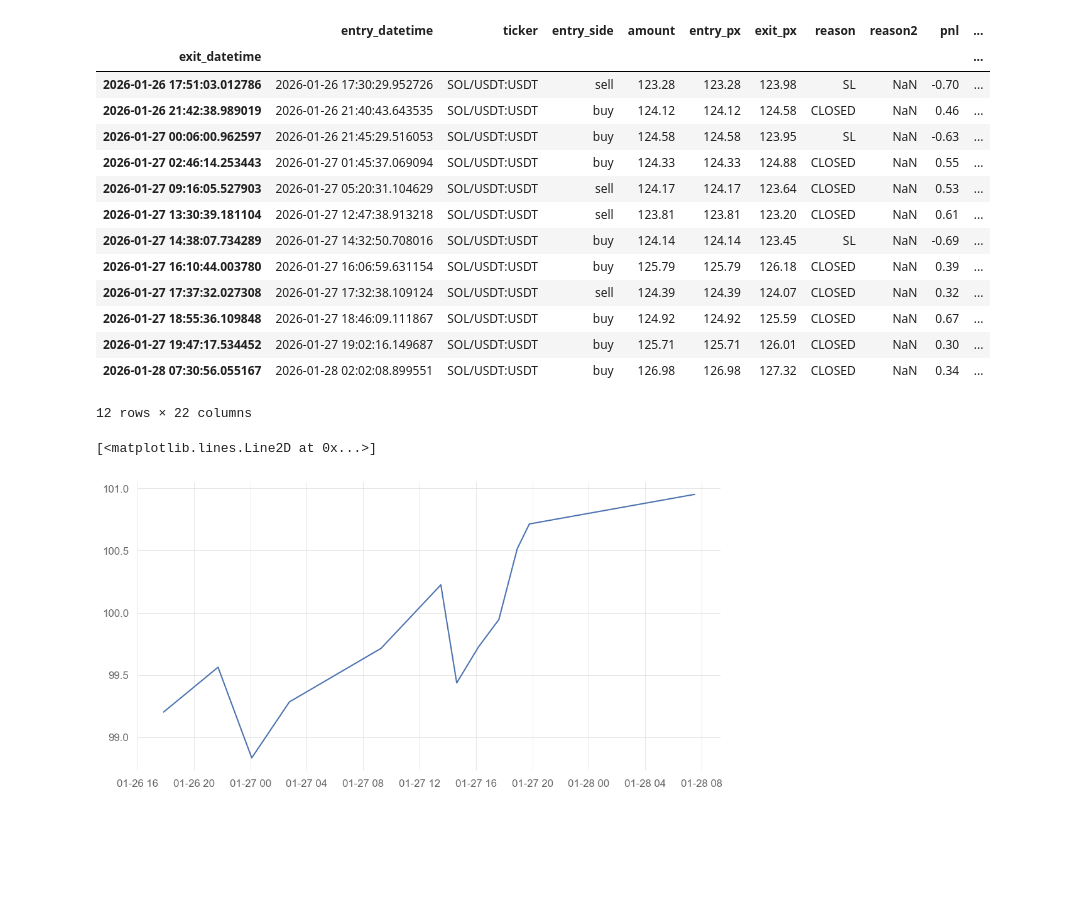
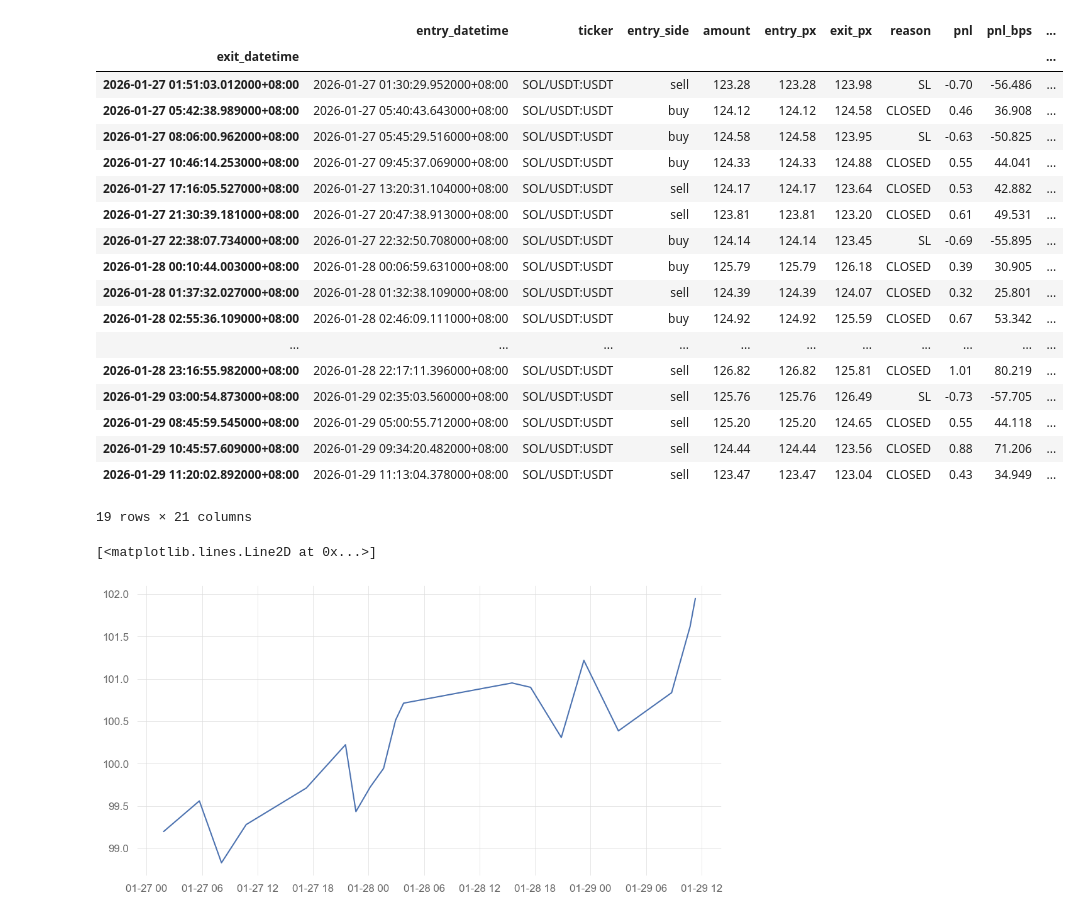
Before and after one commit to r0bbar/siglab, a Jupyter notebook: siglab_py/algo/orderhist_cache_viewer.ipynb, the cells around one changed output. Cells and saved outputs as stored; diff of their text form; code cells hidden in the pictures; blank space fills up the shorter version.

```diff
--- a/siglab_py/algo/orderhist_cache_viewer.ipynb
+++ b/siglab_py/algo/orderhist_cache_viewer.ipynb
@@ -26,4 +26,6 @@ import time
 # %%
+TIMEZONE : str = "Asia/Hong_Kong"
+
 trade_file = 'orderhist_cache.csv'
 export_file = f"{trade_file.replace('.csv','')}.flattenned.csv"
 
@@ -33,52 +35,57 @@ pd_orderhist = pd.read_csv(trade_file)
 pd_orderhist.sort_values(by=['timestamp_ms'], ascending=[True])
 pd_orderhist['entry_datetime'] = pd_orderhist['datetime'].shift(1)
 pd_orderhist['entry_timestamp_ms'] = pd_orderhist['timestamp_ms'].shift(1)
-pd_orderhist['entry_datetime'] = pd.to_datetime(pd_orderhist['entry_datetime'])
-pd_orderhist['datetime'] = pd.to_datetime(pd_orderhist['datetime'])
+pd_orderhist['entry_datetime'] = pd.to_datetime(pd_orderhist['entry_timestamp_ms'], unit='ms', utc=True).dt.tz_convert(TIMEZONE)
+pd_orderhist['datetime'] = pd.to_datetime(pd_orderhist['timestamp_ms'], unit='ms', utc=True).dt.tz_convert(TIMEZONE)
 pd_orderhist['amount'] = pd_orderhist['amount'].shift(1)
 pd_orderhist['entry_side'] = pd_orderhist['side'].shift(1)
 pd_orderhist['entry_px'] = pd_orderhist['avg_price'].shift(1)
 pd_orderhist['entry_fees'] = pd_orderhist['fees'].shift(1)
 pd_orderhist['total_fees'] = pd_orderhist['entry_fees'] + pd_orderhist['fees']
 pd_orderhist = pd_orderhist[pd_orderhist.reason!='entry']
 pd_orderhist['pnl_less_comm'] = pd_orderhist['pnl'] - pd_orderhist['total_fees']
 pd_orderhist['pnl_bps'] = round(pd_orderhist['pnl_bps'], 3)
 pd_orderhist['pnl_bps_less_comm'] = round(pd_orderhist['pnl_less_comm'] / pd_orderhist['amount'] * 10000, 3)
 pd_orderhist['max_pain_bps'] = round(pd_orderhist['max_pain'] / pd_orderhist['amount'] * 10000, 3)
 pd_orderhist['duration_hr'] = (pd_orderhist['timestamp_ms'] - pd_orderhist['entry_timestamp_ms'])/(1000*60*60)
 pd_orderhist['cumulative_pnl'] = pd_orderhist['pnl_less_comm'].cumsum()
 pd_orderhist['total_equity'] = pd_orderhist['cumulative_pnl'] + ACC_INITIAL_EQUITY
 pd_orderhist['interval_return'] = np.log(pd_orderhist['total_equity'] / pd_orderhist['total_equity'].shift(1))
 
 pd_orderhist.rename(columns={ 'datetime' : 'exit_datetime', 'timestamp_ms' : 'exit_timestamp_ms', 'avg_price': 'exit_px', 'side' : 'exit_side', 'fees' : 'exit_fees' }, inplace=True)
 columns = [ 'exit_datetime', 'exit_timestamp_ms', 'entry_datetime', 'entry_timestamp_ms', 'ticker', 'entry_side', 'amount', 'entry_px', 'exit_px', 'reason', 'reason2', 'pnl', 'pnl_bps', 'pnl_less_comm', 'pnl_bps_less_comm', 'max_pain', 'max_pain_bps', 'entry_fees', 'exit_fees', 'total_fees', 'duration_hr', 'cumulative_pnl', 'total_equity', 'interval_return', 'remarks']
 pd_orderhist = pd_orderhist[columns]
 
 
 pd_orderhist.set_index('exit_datetime', inplace=True)
 
 pd_orderhist.drop(pd_orderhist.columns[pd_orderhist.columns.str.contains('unnamed',case = False)],axis = 1, inplace = True)
 pd_orderhist.drop(pd_orderhist.columns[pd_orderhist.columns.str.contains('entry_timestamp_ms',case = False)],axis = 1, inplace = True)
 pd_orderhist.drop(pd_orderhist.columns[pd_orderhist.columns.str.contains('exit_timestamp_ms',case = False)],axis = 1, inplace = True)
 pd_orderhist.drop(pd_orderhist.columns[pd_orderhist.columns.str.contains('exchange',case = False)],axis = 1, inplace = True)
+pd_orderhist.drop(pd_orderhist.columns[pd_orderhist.columns.str.contains('reason2',case = False)],axis = 1, inplace = True)
 
 pd_orderhist
 # %% [output]
-|  | entry_datetime | ticker | entry_side | amount | entry_px | exit_px | reason | reason2 | pnl | ... |
+|  | entry_datetime | ticker | entry_side | amount | entry_px | exit_px | reason | pnl | pnl_bps | ... |
 | exit_datetime |  |  |  |  |  |  |  |  |  | ... |
-| 2026-01-26 17:51:03.012786 | 2026-01-26 17:30:29.952726 | SOL/USDT:USDT | sell | 123.28 | 123.28 | 123.98 | SL | NaN | -0.70 | ... |
-| 2026-01-26 21:42:38.989019 | 2026-01-26 21:40:43.643535 | SOL/USDT:USDT | buy | 124.12 | 124.12 | 124.58 | CLOSED | NaN | 0.46 | ... |
-| 2026-01-27 00:06:00.962597 | 2026-01-26 21:45:29.516053 | SOL/USDT:USDT | buy | 124.58 | 124.58 | 123.95 | SL | NaN | -0.63 | ... |
-| 2026-01-27 02:46:14.253443 | 2026-01-27 01:45:37.069094 | SOL/USDT:USDT | buy | 124.33 | 124.33 | 124.88 | CLOSED | NaN | 0.55 | ... |
-| 2026-01-27 09:16:05.527903 | 2026-01-27 05:20:31.104629 | SOL/USDT:USDT | sell | 124.17 | 124.17 | 123.64 | CLOSED | NaN | 0.53 | ... |
-| 2026-01-27 13:30:39.181104 | 2026-01-27 12:47:38.913218 | SOL/USDT:USDT | sell | 123.81 | 123.81 | 123.20 | CLOSED | NaN | 0.61 | ... |
-| 2026-01-27 14:38:07.734289 | 2026-01-27 14:32:50.708016 | SOL/USDT:USDT | buy | 124.14 | 124.14 | 123.45 | SL | NaN | -0.69 | ... |
-| 2026-01-27 16:10:44.003780 | 2026-01-27 16:06:59.631154 | SOL/USDT:USDT | buy | 125.79 | 125.79 | 126.18 | CLOSED | NaN | 0.39 | ... |
-| 2026-01-27 17:37:32.027308 | 2026-01-27 17:32:38.109124 | SOL/USDT:USDT | sell | 124.39 | 124.39 | 124.07 | CLOSED | NaN | 0.32 | ... |
-| 2026-01-27 18:55:36.109848 | 2026-01-27 18:46:09.111867 | SOL/USDT:USDT | buy | 124.92 | 124.92 | 125.59 | CLOSED | NaN | 0.67 | ... |
-| 2026-01-27 19:47:17.534452 | 2026-01-27 19:02:16.149687 | SOL/USDT:USDT | buy | 125.71 | 125.71 | 126.01 | CLOSED | NaN | 0.30 | ... |
-| 2026-01-28 07:30:56.055167 | 2026-01-28 02:02:08.899551 | SOL/USDT:USDT | buy | 126.98 | 126.98 | 127.32 | CLOSED | NaN | 0.34 | ... |
+| 2026-01-27 01:51:03.012000+08:00 | 2026-01-27 01:30:29.952000+08:00 | SOL/USDT:USDT | sell | 123.28 | 123.28 | 123.98 | SL | -0.70 | -56.486 | ... |
+| 2026-01-27 05:42:38.989000+08:00 | 2026-01-27 05:40:43.643000+08:00 | SOL/USDT:USDT | buy | 124.12 | 124.12 | 124.58 | CLOSED | 0.46 | 36.908 | ... |
+| 2026-01-27 08:06:00.962000+08:00 | 2026-01-27 05:45:29.516000+08:00 | SOL/USDT:USDT | buy | 124.58 | 124.58 | 123.95 | SL | -0.63 | -50.825 | ... |
+| 2026-01-27 10:46:14.253000+08:00 | 2026-01-27 09:45:37.069000+08:00 | SOL/USDT:USDT | buy | 124.33 | 124.33 | 124.88 | CLOSED | 0.55 | 44.041 | ... |
+| 2026-01-27 17:16:05.527000+08:00 | 2026-01-27 13:20:31.104000+08:00 | SOL/USDT:USDT | sell | 124.17 | 124.17 | 123.64 | CLOSED | 0.53 | 42.882 | ... |
+| 2026-01-27 21:30:39.181000+08:00 | 2026-01-27 20:47:38.913000+08:00 | SOL/USDT:USDT | sell | 123.81 | 123.81 | 123.20 | CLOSED | 0.61 | 49.531 | ... |
+| 2026-01-27 22:38:07.734000+08:00 | 2026-01-27 22:32:50.708000+08:00 | SOL/USDT:USDT | buy | 124.14 | 124.14 | 123.45 | SL | -0.69 | -55.895 | ... |
+| 2026-01-28 00:10:44.003000+08:00 | 2026-01-28 00:06:59.631000+08:00 | SOL/USDT:USDT | buy | 125.79 | 125.79 | 126.18 | CLOSED | 0.39 | 30.905 | ... |
+| 2026-01-28 01:37:32.027000+08:00 | 2026-01-28 01:32:38.109000+08:00 | SOL/USDT:USDT | sell | 124.39 | 124.39 | 124.07 | CLOSED | 0.32 | 25.801 | ... |
+| 2026-01-28 02:55:36.109000+08:00 | 2026-01-28 02:46:09.111000+08:00 | SOL/USDT:USDT | buy | 124.92 | 124.92 | 125.59 | CLOSED | 0.67 | 53.342 | ... |
+| ... | ... | ... | ... | ... | ... | ... | ... | ... | ... | ... |
+| 2026-01-28 23:16:55.982000+08:00 | 2026-01-28 22:17:11.396000+08:00 | SOL/USDT:USDT | sell | 126.82 | 126.82 | 125.81 | CLOSED | 1.01 | 80.219 | ... |
+| 2026-01-29 03:00:54.873000+08:00 | 2026-01-29 02:35:03.560000+08:00 | SOL/USDT:USDT | sell | 125.76 | 125.76 | 126.49 | SL | -0.73 | -57.705 | ... |
+| 2026-01-29 08:45:59.545000+08:00 | 2026-01-29 05:00:55.712000+08:00 | SOL/USDT:USDT | sell | 125.20 | 125.20 | 124.65 | CLOSED | 0.55 | 44.118 | ... |
+| 2026-01-29 10:45:57.609000+08:00 | 2026-01-29 09:34:20.482000+08:00 | SOL/USDT:USDT | sell | 124.44 | 124.44 | 123.56 | CLOSED | 0.88 | 71.206 | ... |
+| 2026-01-29 11:20:02.892000+08:00 | 2026-01-29 11:13:04.378000+08:00 | SOL/USDT:USDT | sell | 123.47 | 123.47 | 123.04 | CLOSED | 0.43 | 34.949 | ... |
-12 rows × 22 columns
+19 rows × 21 columns
 # %%
 pd_orderhist.to_csv(export_file)
 # %%
@@ -86,7 +93,7 @@ plt.figure(figsize=(12, 6))
 plt.plot(pd_orderhist.index, pd_orderhist['total_equity'], label='Total Equity')
 # %% [output]
 [<matplotlib.lines.Line2D at 0x...>]
-[figure, old version]
+[figure, new version]
 # %%
 # https://github.com/ranaroussi/quantstats
 %matplotlib inline
```
Also changed, not shown: parts of 2 cells of this notebook.
